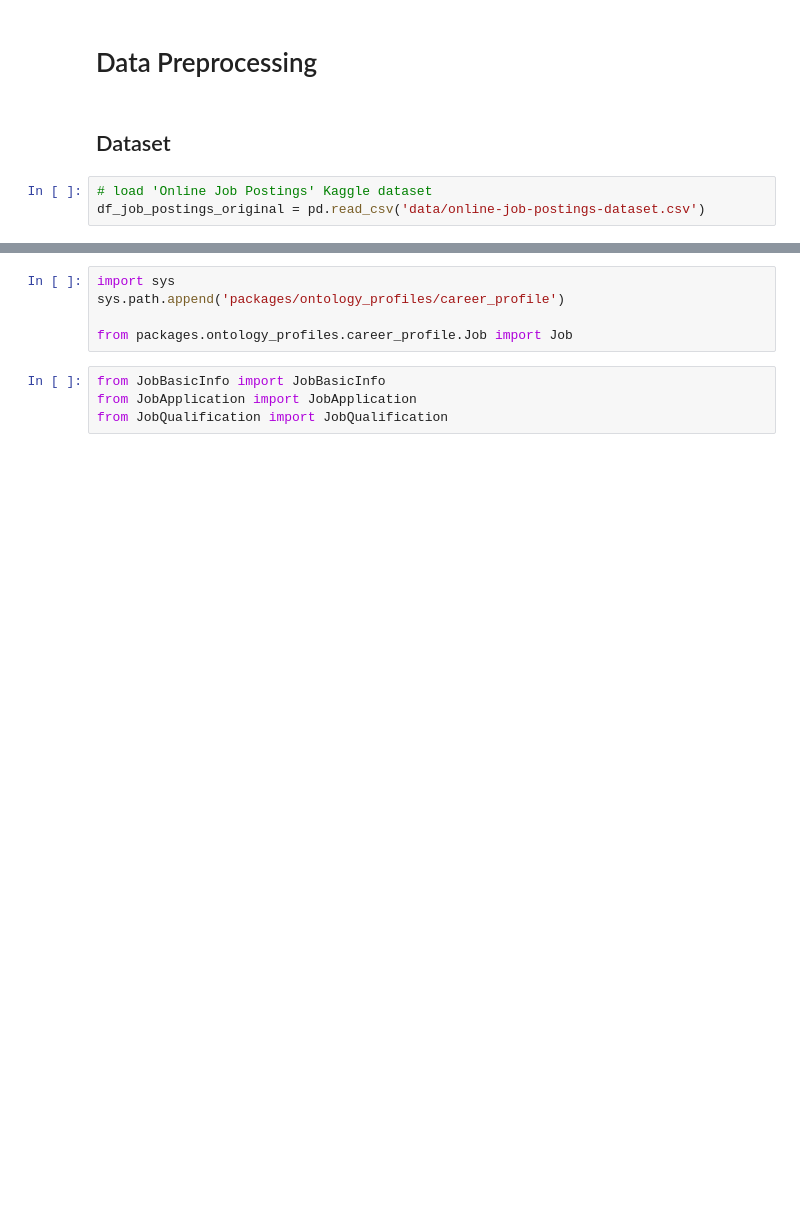
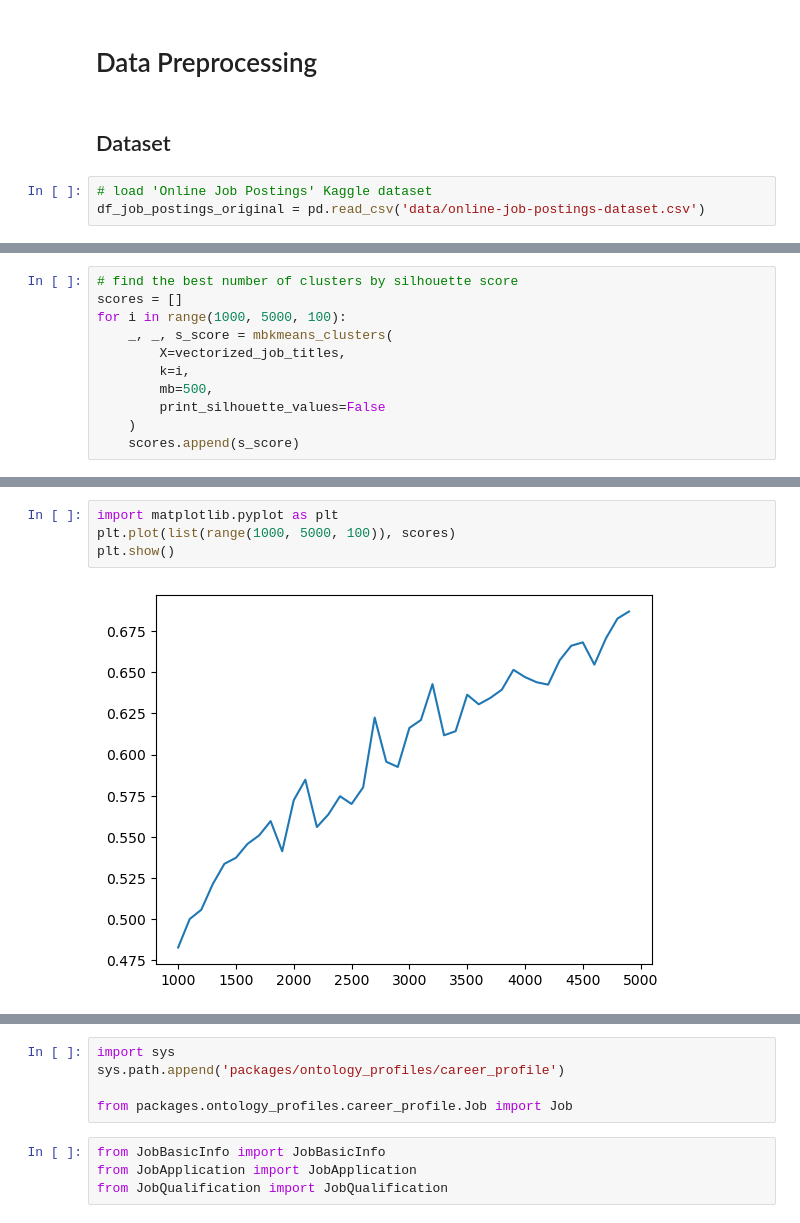
Before and after one commit to jackiecwtsoi/hku_recommender_and_faq, a Jupyter notebook: ontology-based-recommender/career-recommender.ipynb, the cells around one changed output, grey strips where cells are left out. Cells and saved outputs as stored; diff of their text form; blank space fills up the shorter version.

```diff
--- a/ontology-based-recommender/career-recommender.ipynb
+++ b/ontology-based-recommender/career-recommender.ipynb
@@ -34,0 +284,11 @@ df_job_postings
+# %%
+# find the best number of clusters by silhouette score
+scores = []
+for i in range(1000, 5000, 100):
+    _, _, s_score = mbkmeans_clusters(
+        X=vectorized_job_titles,
+        k=i,
+        mb=500,
+        print_silhouette_values=False
+    )
+    scores.append(s_score)
@@ -34,0 +333,6 @@ df_job_postings
+# %%
+import matplotlib.pyplot as plt
+plt.plot(list(range(1000, 5000, 100)), scores)
+plt.show()
+# %% [output]
+[figure, added]
```
Also changed, not shown: parts of 44 cells of this notebook, 30 other files.
